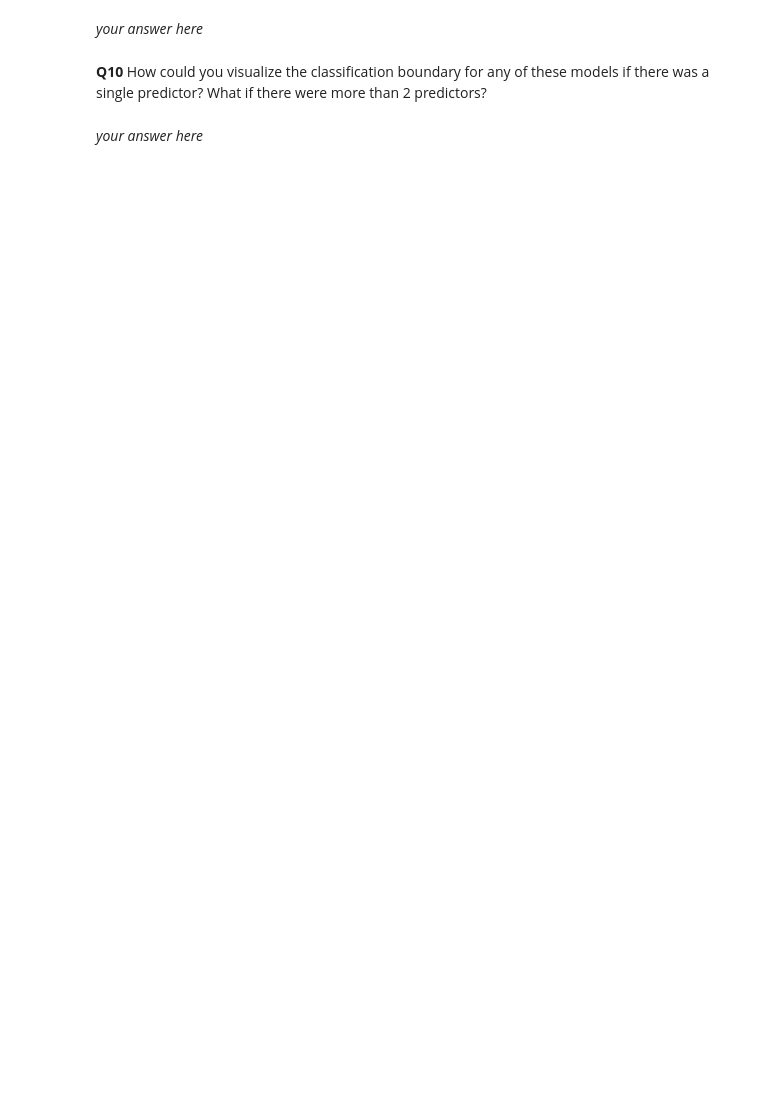
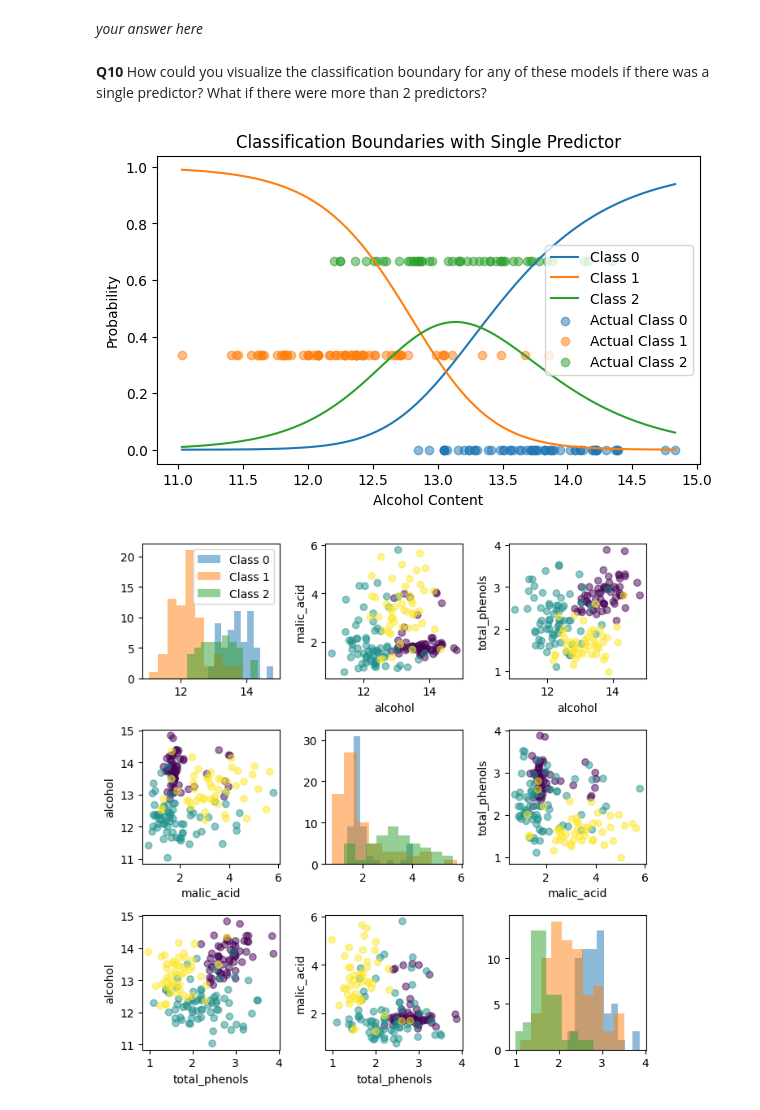
Before and after one commit to MuaazWahid/cs550, a Jupyter notebook: week6/hw/Module6-06-HW.ipynb, the cells around one changed output. Saved outputs shown, nothing was run; the diff lists cells and outputs as text; code cells hidden in the pictures; blank space fills up the shorter version.

```diff
--- a/week6/hw/Module6-06-HW.ipynb
+++ b/week6/hw/Module6-06-HW.ipynb
@@ -84,2 +166,18 @@ X_full.head()
 # %% [markdown]
 **Q6**: How could you use the `predict_proba()` command and 'change the threshold' in the multiclass setting to affect predictive accuracies within each class?  Note: it is not as simple as changing a threshold because there is not threshold
+# %%
+proba = ovr_model.predict_proba(X_test_subset)
+thresholds = [0.4, 0.35, 0.25]
+custom_predictions = []
+for prob in proba:
+    if not any(p > thresholds[i] for i, p in enumerate(prob)):
+        custom_predictions.append(np.argmax(prob))
+    else:
+        for i, (p, t) in enumerate(zip(prob, thresholds)):
+            if p > t:
+                custom_predictions.append(i)
+                break
+
+# Compare results
+print("Original predictions:", ovr_model.predict(X_test_subset)[:10])
+print("Custom threshold predictions:", custom_predictions[:10])
@@ -107,5 +289,44 @@ X_full.head()
 *your answer here*
 # %% [markdown]
 **Q10** How could you visualize the classification boundary for any of these models if there was a single predictor?  What if there were more than 2 predictors?
-# %% [markdown]
-*your answer here*
+# %%
+plt.figure(figsize=(7, 4))
+X_single = X_full[['alcohol']]
+single_model = LogisticRegression(multi_class='multinomial', random_state=109)
+single_model.fit(X_single, y)
+
+x_range = np.linspace(X_single.min(), X_single.max(), 100).reshape(-1, 1)
+y_pred_proba = single_model.predict_proba(x_range)
+
+plt.plot(x_range, y_pred_proba[:, 0], label='Class 0')
+plt.plot(x_range, y_pred_proba[:, 1], label='Class 1')
+plt.plot(x_range, y_pred_proba[:, 2], label='Class 2')
+for i in range(3):
+    mask = y == i
+    plt.scatter(X_single[mask], [i/3] * sum(mask), label=f'Actual Class {i}', alpha=0.5)
+plt.xlabel('Alcohol Content')
+plt.ylabel('Probability')
+plt.title('Classification Boundaries with Single Predictor')
+plt.legend()
+plt.show()
+
+selected_features = ['alcohol', 'malic_acid', 'total_phenols']
+fig, axes = plt.subplots(len(selected_features), len(selected_features), figsize=(7,7))
+
+for i, feature1 in enumerate(selected_features):
+    for j, feature2 in enumerate(selected_features):
+        if i != j:
+            axes[i,j].scatter(X_full[feature1], X_full[feature2], c=y, alpha=0.5)
+            axes[i,j].set_xlabel(feature1)
+            axes[i,j].set_ylabel(feature2)
+        else:
+            axes[i,i].hist(X_full[feature1][y == 0], alpha=0.5, label='Class 0')
+            axes[i,i].hist(X_full[feature1][y == 1], alpha=0.5, label='Class 1')
+            axes[i,i].hist(X_full[feature1][y == 2], alpha=0.5, label='Class 2')
+            if i == 0:
+                axes[i, i].legend()
+plt.tight_layout()
+plt.show()
+# %% [output]
+[figure, added]
+[figure, added]
```
Also changed, not shown: parts of 19 cells of this notebook.
